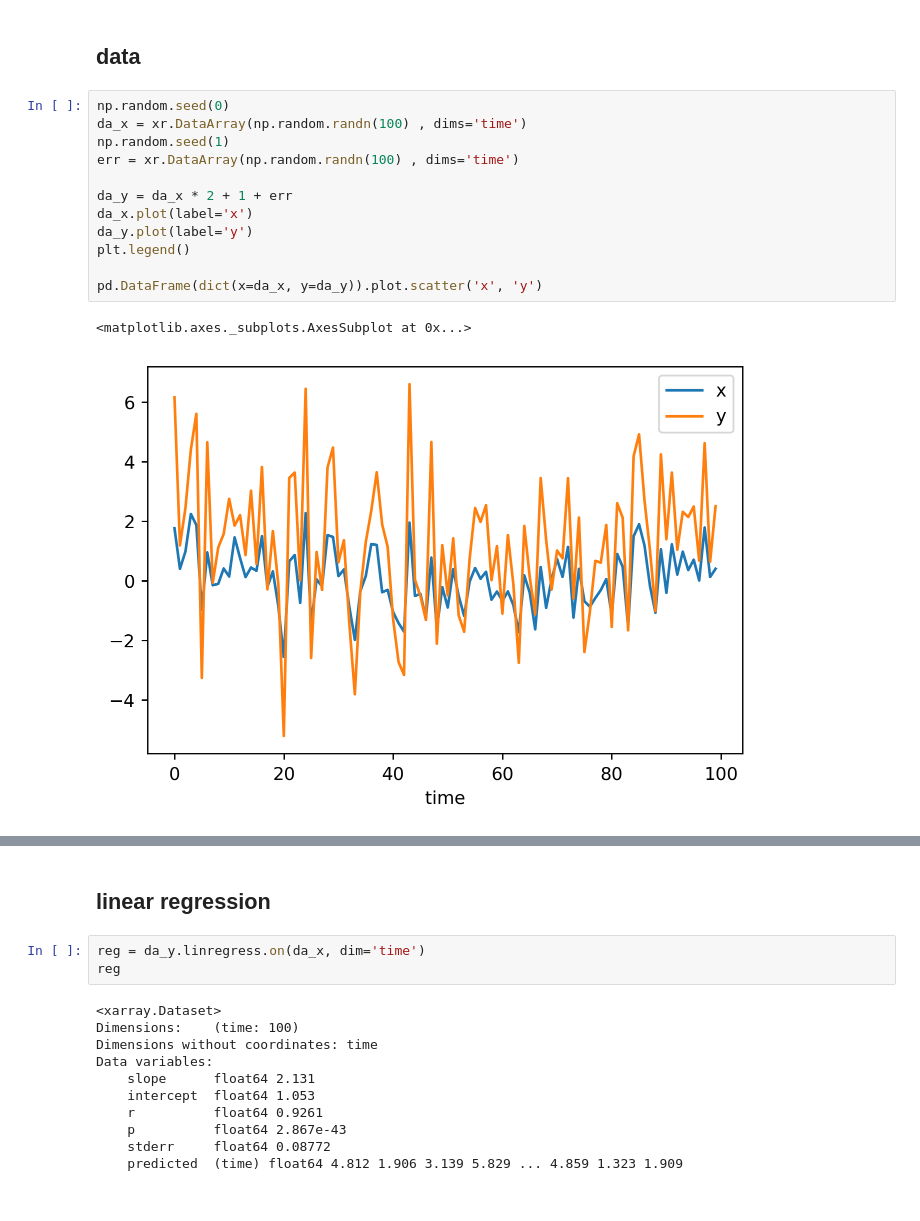
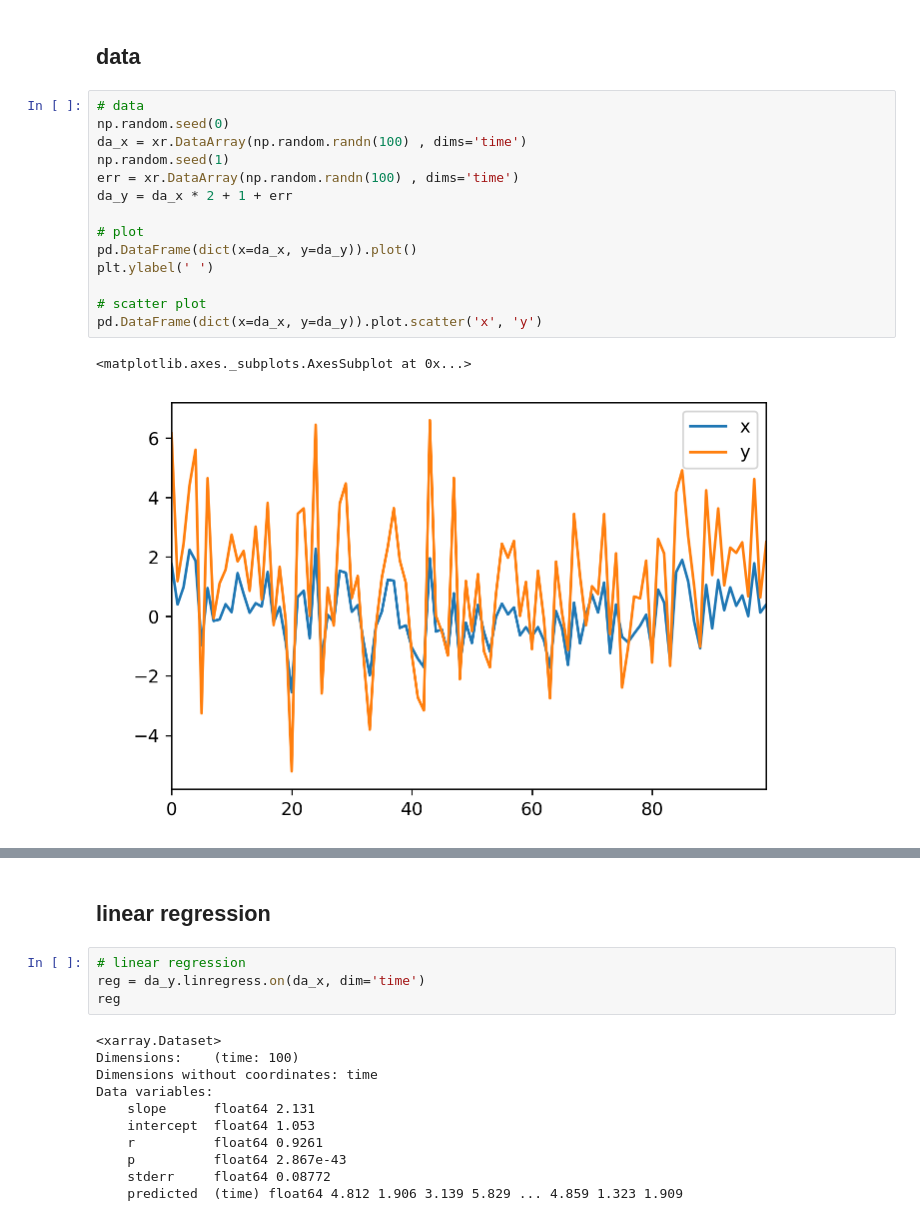
Before and after one commit to wy2136/xaddon, a Jupyter notebook: example/xaddon_example_linear_regression.ipynb, the cells around one changed output, grey strips where cells are left out. Cells and saved outputs as stored; diff of their text form.

```diff
--- a/example/xaddon_example_linear_regression.ipynb
+++ b/example/xaddon_example_linear_regression.ipynb
@@ -12,24 +12,27 @@ plt.rcParams['figure.dpi'] = 128
 # %% [markdown]
 ## data
 # %%
+# data
 np.random.seed(0)
 da_x = xr.DataArray(np.random.randn(100) , dims='time')
 np.random.seed(1)
 err = xr.DataArray(np.random.randn(100) , dims='time')
+da_y = da_x * 2 + 1 + err
 
-da_y = da_x * 2 + 1 + err
-da_x.plot(label='x')
-da_y.plot(label='y')
-plt.legend()
+# plot
+pd.DataFrame(dict(x=da_x, y=da_y)).plot()
+plt.ylabel(' ')
 
+# scatter plot
 pd.DataFrame(dict(x=da_x, y=da_y)).plot.scatter('x', 'y')
 # %% [output]
 <matplotlib.axes._subplots.AxesSubplot at 0x...>
-[figure, old version]
+[figure, new version]
 [figure]
 # %% [markdown]
 ## linear regression
 # %%
+# linear regression
 reg = da_y.linregress.on(da_x, dim='time')
 reg
 # %% [output]
```
Also changed, not shown: parts of 1 cell of this notebook.
